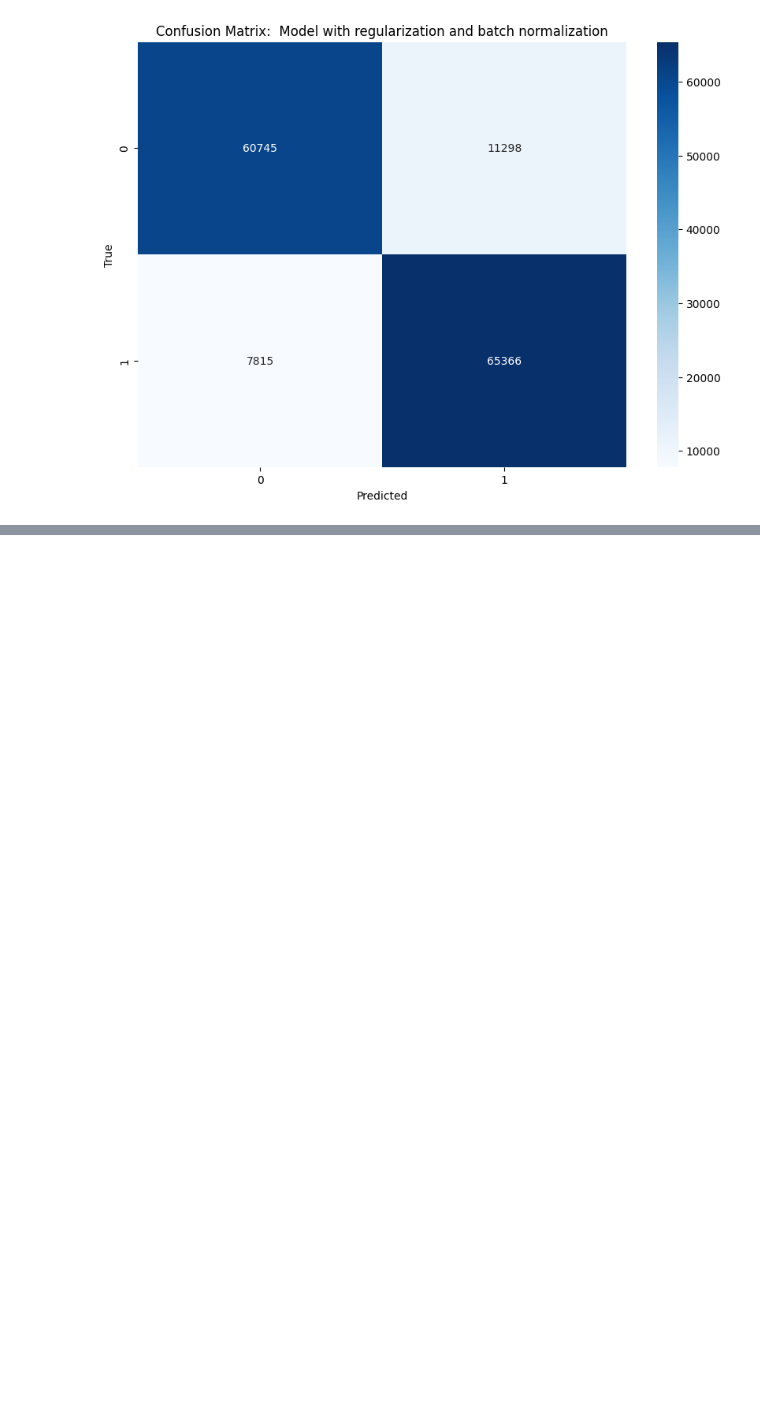
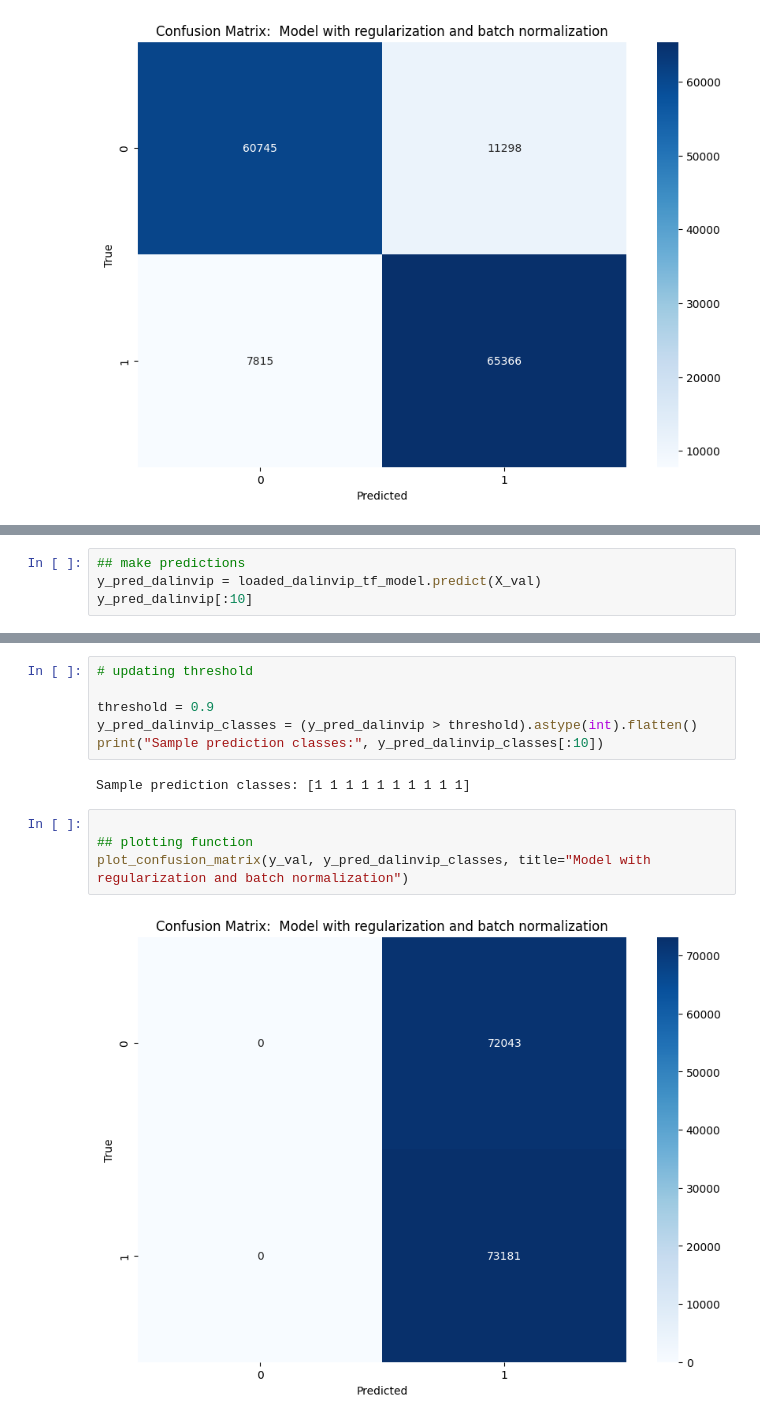
Before and after one commit to EPITA-LLMforHateSpeech/modeling, a Jupyter notebook: notebooks/mendeley/final_cnn.ipynb, the cells around one changed output, grey strips where cells are left out. Cells and saved outputs as stored; diff of their text form; blank space fills up the shorter version.

```diff
--- a/notebooks/mendeley/final_cnn.ipynb
+++ b/notebooks/mendeley/final_cnn.ipynb
@@ -468,0 +606,4 @@ plot_confusion_matrix(y_val, y_pred_regularized_classes, title="Model with regul
+# %%
+## make predictions
+y_pred_dalinvip = loaded_dalinvip_tf_model.predict(X_val)
+y_pred_dalinvip[:10]
@@ -468,0 +622,14 @@ plot_confusion_matrix(y_val, y_pred_regularized_classes, title="Model with regul
+# %%
+# updating threshold
+
+threshold = 0.9
+y_pred_dalinvip_classes = (y_pred_dalinvip > threshold).astype(int).flatten()
+print("Sample prediction classes:", y_pred_dalinvip_classes[:10])
+# %% [output]
+Sample prediction classes: [1 1 1 1 1 1 1 1 1 1]
+# %%
+
+## plotting function
+plot_confusion_matrix(y_val, y_pred_dalinvip_classes, title="Model with regularization and batch normalization")
+# %% [output]
+[figure, added]
```
Also changed, not shown: parts of 8 cells of this notebook, 2 other files.
